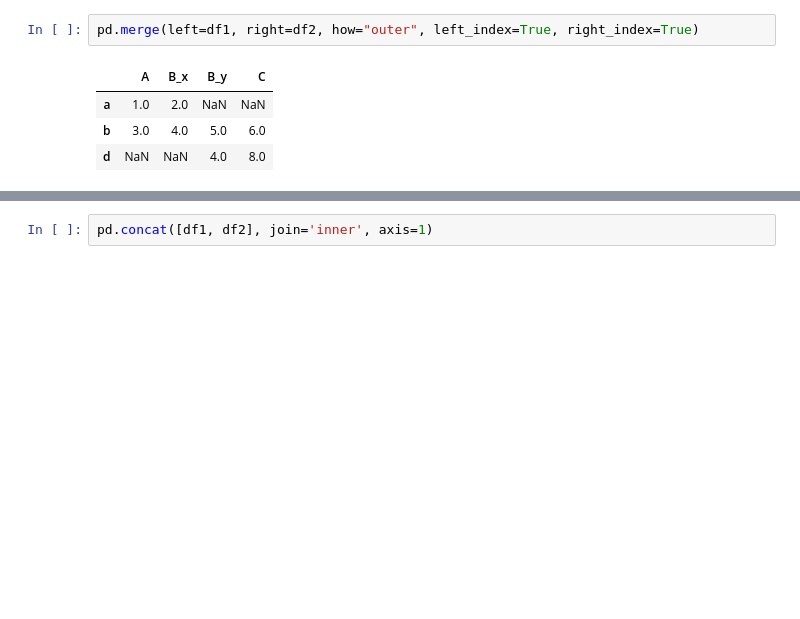
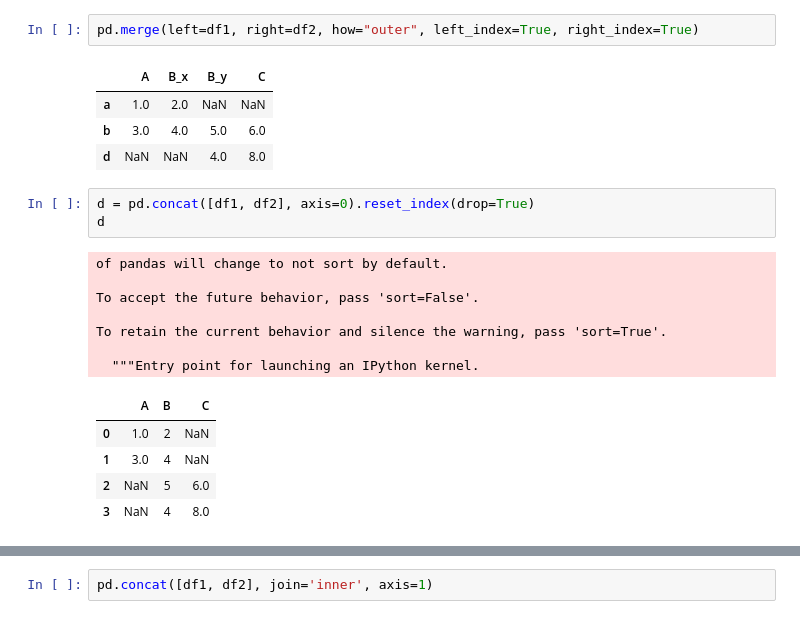
Before and after one commit to zingp/machine-learning, a Jupyter notebook: s_pandas/merge_learn.ipynb, the cells around one changed output, grey strips where cells are left out. Cells and saved outputs as stored; diff of their text form; blank space fills up the shorter version.

Commit message:
pandas

```diff
--- a/s_pandas/merge_learn.ipynb
+++ b/s_pandas/merge_learn.ipynb
@@ -34,3 +34,19 @@ pd.merge(left=df1, right=df2, how="outer", left_index=True, right_index=True)
 | a | 1.0 | 2.0 | NaN | NaN |
 | b | 3.0 | 4.0 | 5.0 | 6.0 |
 | d | NaN | NaN | 4.0 | 8.0 |
+# %%
+d = pd.concat([df1, df2], axis=0).reset_index(drop=True)
+d
+# %% [output]
+of pandas will change to not sort by default.
+
+To accept the future behavior, pass 'sort=False'.
+
+To retain the current behavior and silence the warning, pass 'sort=True'.
+
+  """Entry point for launching an IPython kernel.
+|  | A | B | C |
+| 0 | 1.0 | 2 | NaN |
+| 1 | 3.0 | 4 | NaN |
+| 2 | NaN | 5 | 6.0 |
+| 3 | NaN | 4 | 8.0 |
```
Also changed, not shown: parts of 1 cell of this notebook, 1 other file.
